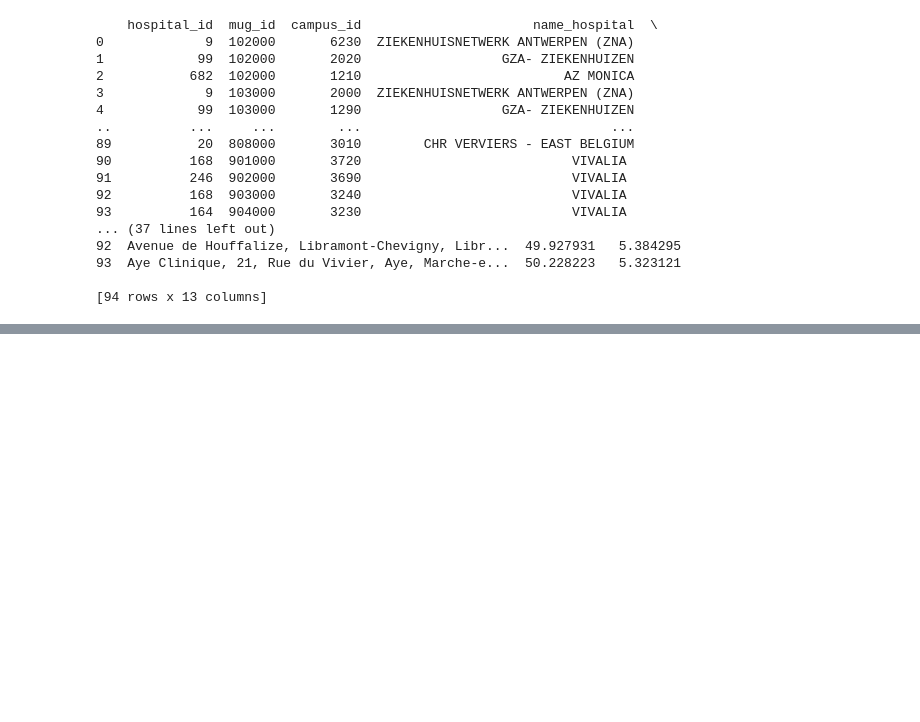
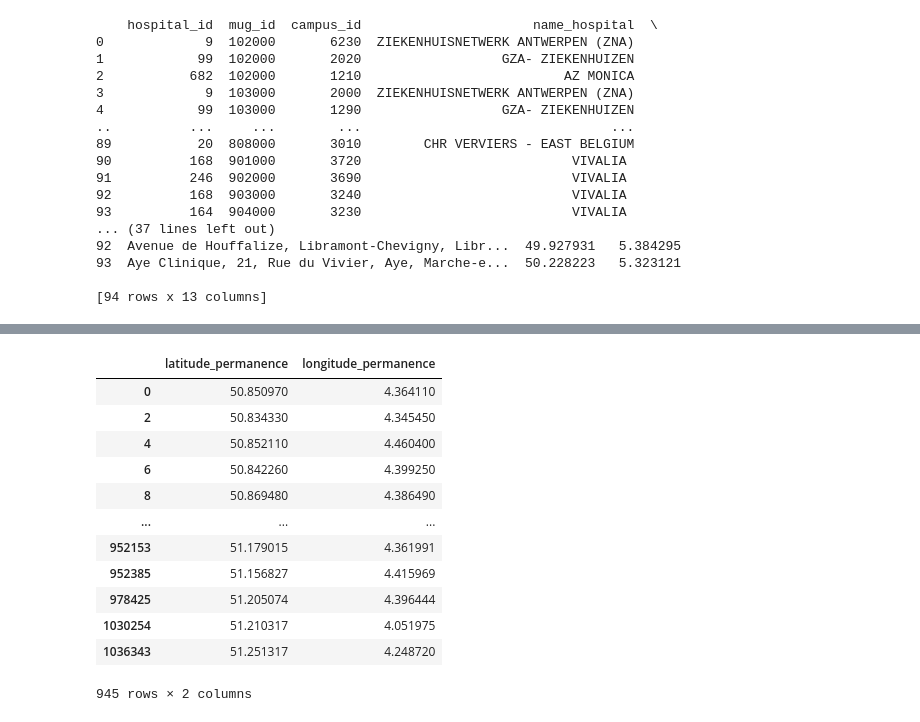
Before and after one commit to Elouan-Debels/MDAProject, a Jupyter notebook: data cleaning.ipynb, the cells around one changed output, grey strips where cells are left out. Cells and saved outputs as stored; diff of their text form; code cells hidden in the pictures; blank space fills up the shorter version.

```diff
--- a/data cleaning.ipynb
+++ b/data cleaning.ipynb
@@ -434,0 +545,55 @@ mug_hospitals_with_coords.keep[]
+# %%
+#adjusting the values for the bxl table, so that they are correctly formatted (with decimal point at the right place)
+#latitude needs to be 2 numbers before the decimal
+import math
+def format_latitude(value):
+    value / 10**4
+    if value > 99:
+        value = value / (10**math.floor(math.log10(value) - 1))
+    return value
+
+#longitude needs to be 1 number before the decimal
+def format_longitude(value):
+    value / 10**4
+    if value > 9:
+        value = value / (10**math.floor(math.log10(value)))
+    return value
+
+
+#die shit met een loop doen, if waarde > 45 then /10 telkens opnieuw, totdat het niet meer groter is dan 45. je kan starten met al direct delen door
+#een bepaalde grote waarde, kijk naar de kleinste waarde die er is
+
+
+
+
+# Apply the function to the DataFrame
+interventions_bxl_coords['latitude_permanence'] = interventions_bxl_coords['latitude_permanence'].apply(format_latitude)
+interventions_bxl_coords['longitude_permanence'] = interventions_bxl_coords['longitude_permanence'].apply(format_longitude)
+
+interventions_bxl2_coords['latitude_permanence'] = interventions_bxl2_coords['latitude_permanence'].apply(format_latitude)
+interventions_bxl2_coords['longitude_permanence'] = interventions_bxl2_coords['longitude_permanence'].apply(format_longitude)
+# %%
+#concatenating it into one big table
+all_permanence_locations = pd.concat([interventions_bxl_coords,
+                                     interventions_bxl2_coords,
+                                     interventions1_coords,
+                                     interventions2_coords,
+                                     interventions3_coords,
+                                     cad9_coords], ignore_index = True)
+all_permanence_locations_unique = all_permanence_locations.drop_duplicates()
+# %%
+all_permanence_locations_unique
+# %% [output]
+|  | latitude_permanence | longitude_permanence |
+| 0 | 50.850970 | 4.364110 |
+| 2 | 50.834330 | 4.345450 |
+| 4 | 50.852110 | 4.460400 |
+| 6 | 50.842260 | 4.399250 |
+| 8 | 50.869480 | 4.386490 |
+| ... | ... | ... |
+| 952153 | 51.179015 | 4.361991 |
+| 952385 | 51.156827 | 4.415969 |
+| 978425 | 51.205074 | 4.396444 |
+| 1030254 | 51.210317 | 4.051975 |
+| 1036343 | 51.251317 | 4.248720 |
+945 rows × 2 columns
```
Also changed, not shown: parts of 8 cells of this notebook.
